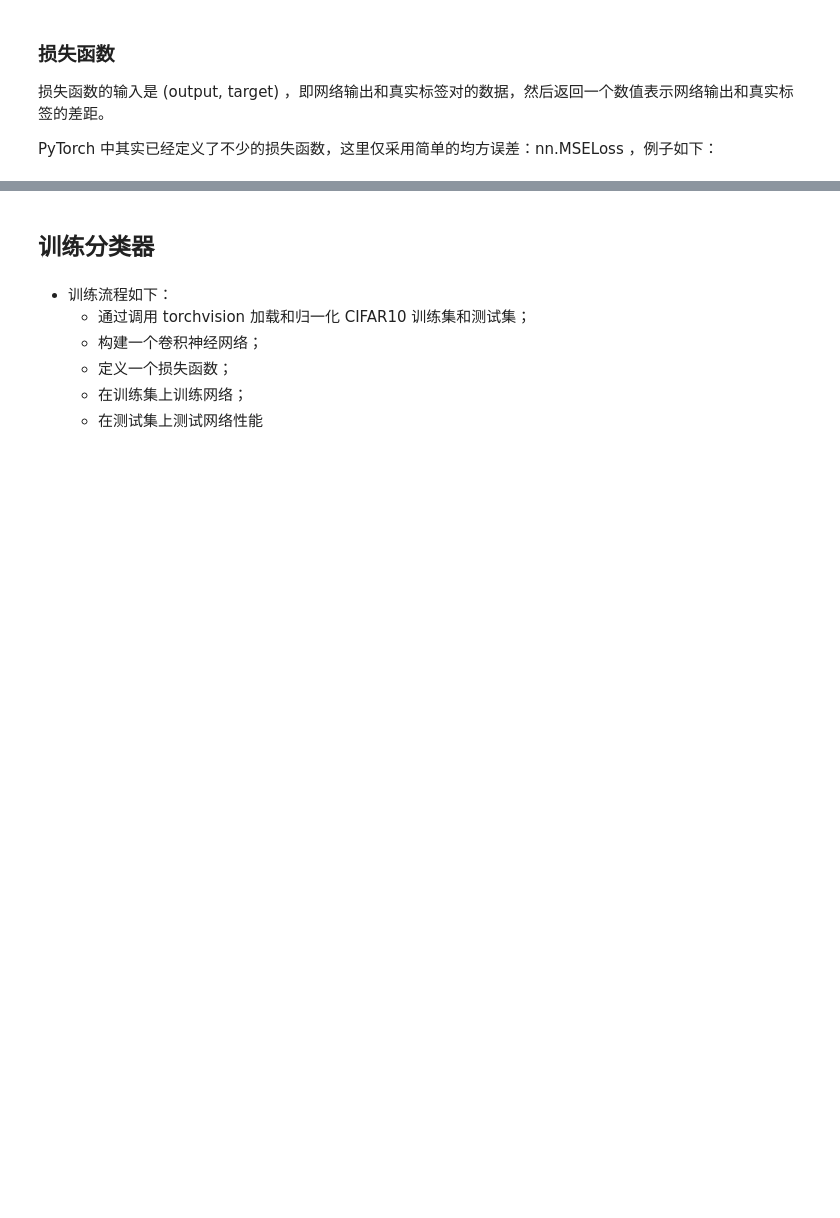
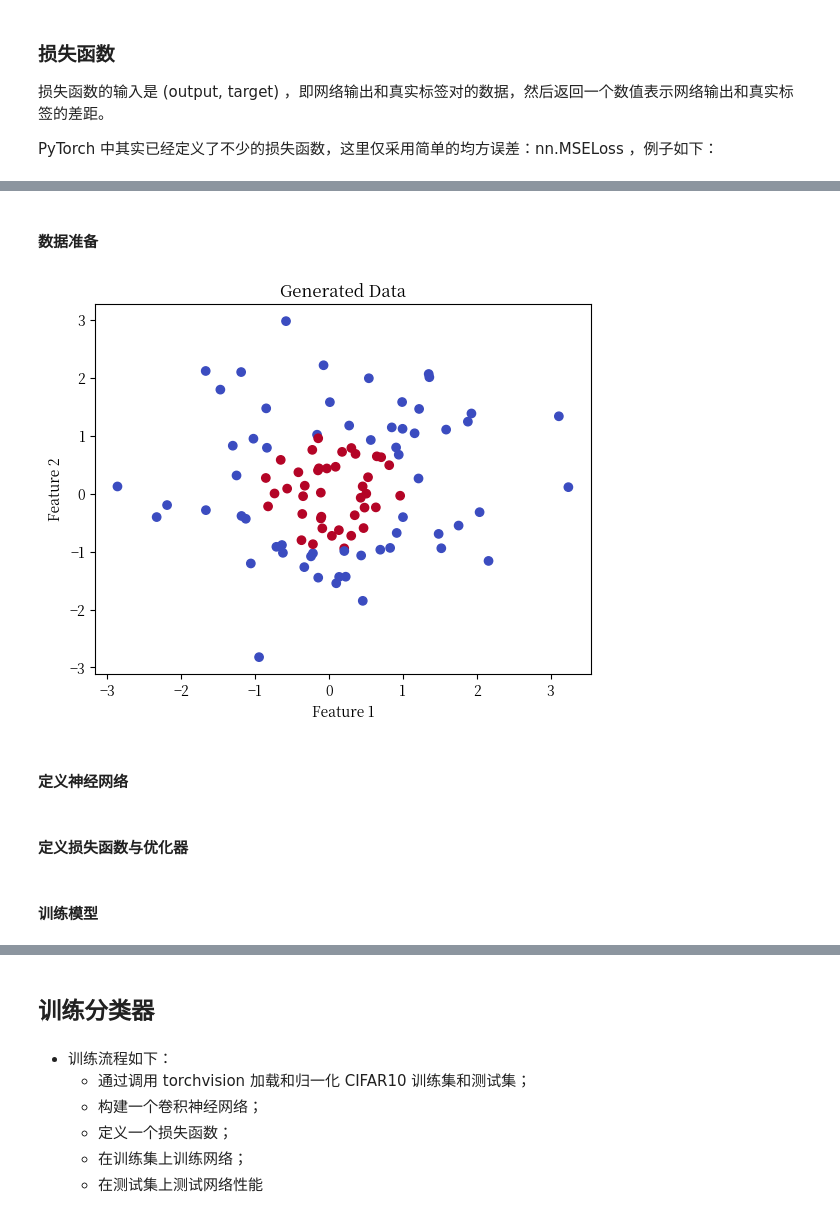
Before and after one commit to mengdemao/jupyter, a Jupyter notebook: pytorch.ipynb, the cells around one changed output, grey strips where cells are left out. Saved outputs shown, nothing was run; the diff lists cells and outputs as text; code cells hidden in the pictures; blank space fills up the shorter version.

```diff
--- a/pytorch.ipynb
+++ b/pytorch.ipynb
@@ -369,0 +469,18 @@ optimizer.step()
+# %% [markdown]
+#### 数据准备
+# %%
+# 生成一些随机数据
+n_samples = 100
+data = torch.randn(n_samples, 2)  # 生成 100 个二维数据点
+labels = (data[:, 0]**2 + data[:, 1]**2 < 1).float().unsqueeze(1)  # 点在圆内为1，圆外为0
+
+# 可视化数据
+plt.scatter(data[:, 0], data[:, 1], c=labels.squeeze(), cmap='coolwarm')
+plt.title("Generated Data")
+plt.xlabel("Feature 1")
+plt.ylabel("Feature 2")
+plt.show()
+# %% [output]
+[figure, added]
+# %% [markdown]
+#### 定义神经网络
@@ -369,0 +503,2 @@ optimizer.step()
+# %% [markdown]
+#### 定义损失函数与优化器
@@ -369,0 +509,2 @@ optimizer.step()
+# %% [markdown]
+#### 训练模型
```
Also changed, not shown: parts of 29 cells of this notebook, 6 other files.
